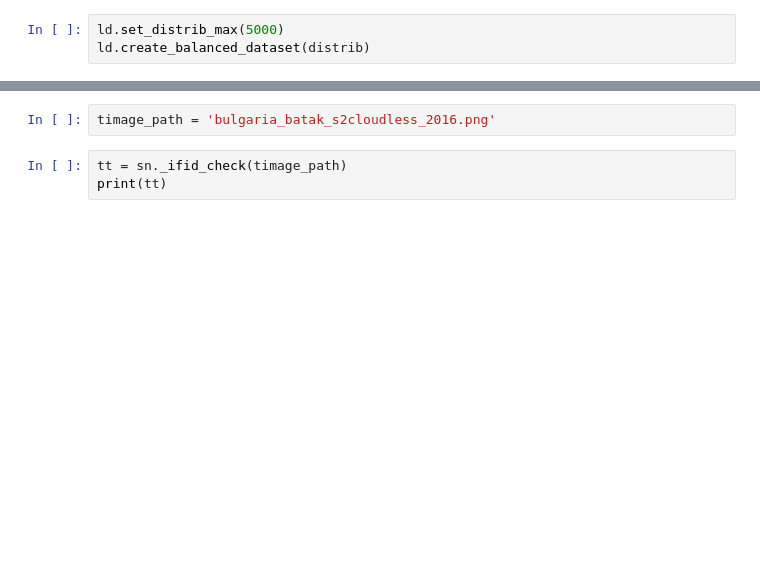
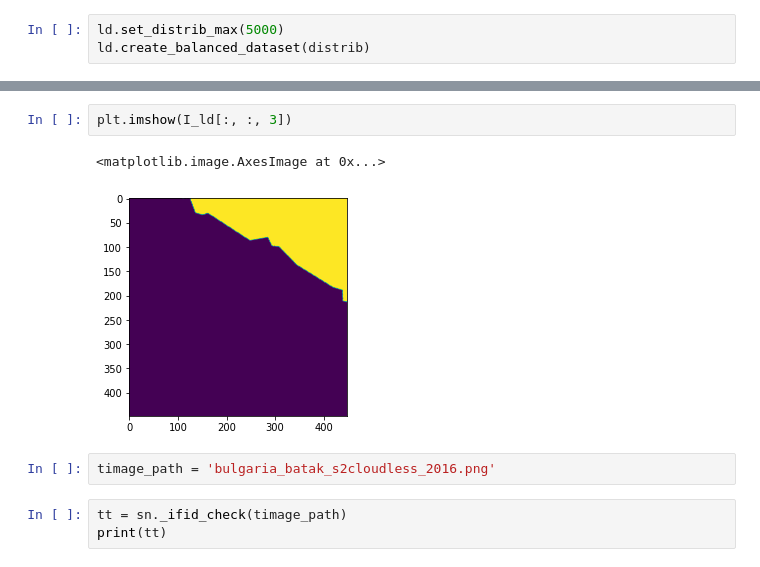
Before and after one commit to od-crypto/aerial, a Jupyter notebook: preprocessing.ipynb, the cells around one changed output, grey strips where cells are left out. Cells and saved outputs as stored; diff of their text form; blank space fills up the shorter version.

```diff
--- a/preprocessing.ipynb
+++ b/preprocessing.ipynb
@@ -28,3 +57,8 @@ ld.create_balanced_dataset(distrib)
+# %%
+plt.imshow(I_ld[:, :, 3])
+# %% [output]
+<matplotlib.image.AxesImage at 0x...>
+[figure, added]
 # %%
 timage_path = 'bulgaria_batak_s2cloudless_2016.png'
 # %%
```
Also changed, not shown: parts of 26 cells of this notebook, 1 other file.
